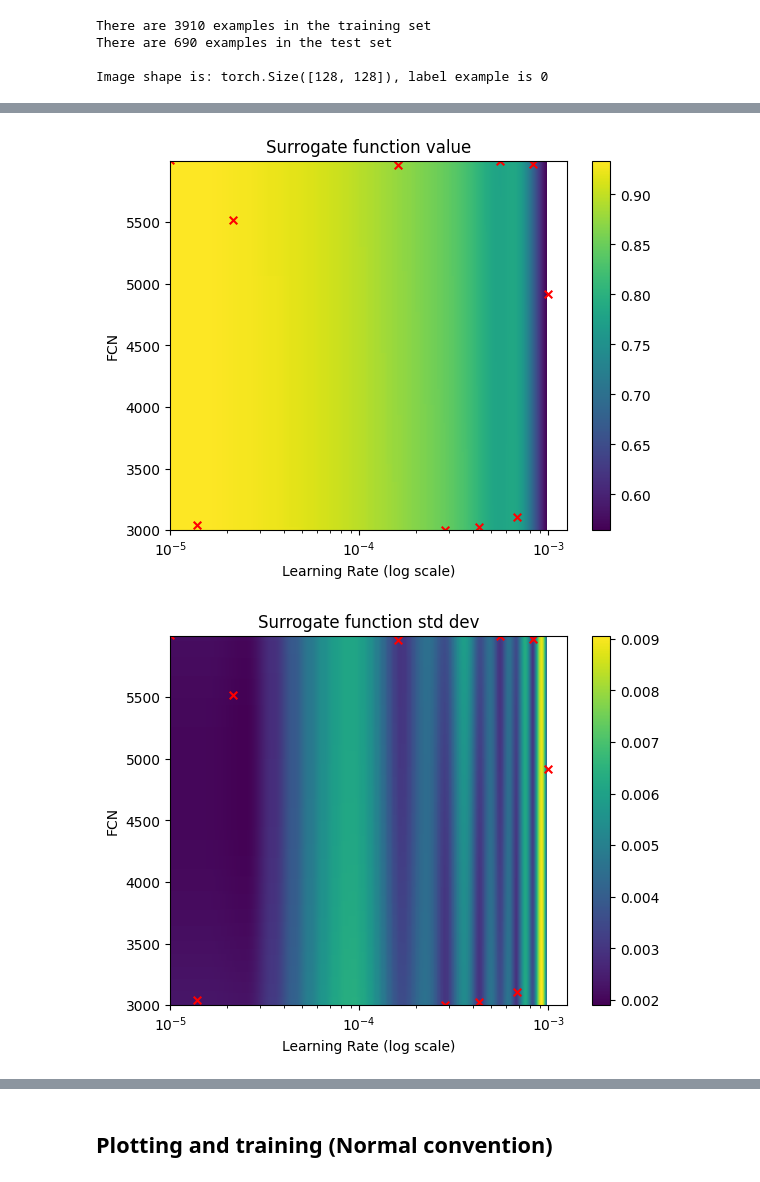
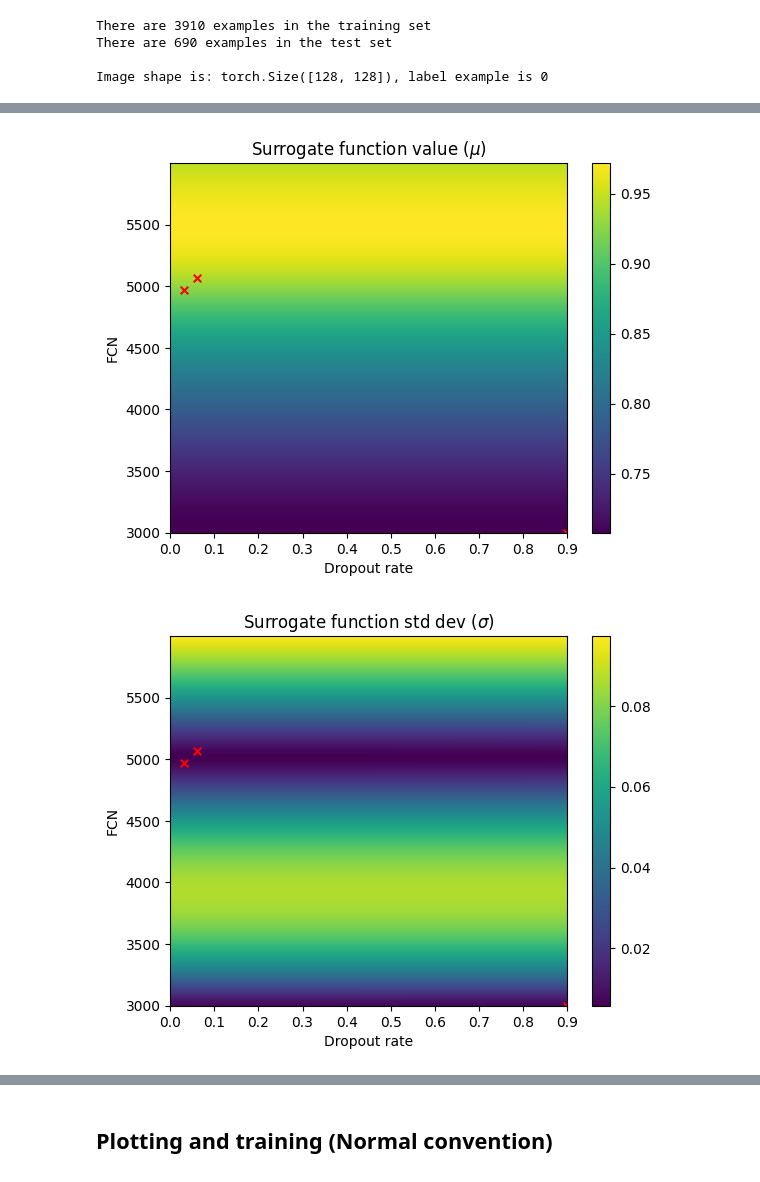
Before and after one commit to TeisAggerholm/02463_BO_project, a Jupyter notebook: VGG16D_v1.ipynb, the cells around one changed output, grey strips where cells are left out. Cells and saved outputs as stored; diff of their text form; code cells hidden in the pictures.

```diff
--- a/VGG16D_v1.ipynb
+++ b/VGG16D_v1.ipynb
@@ -271,22 +271,21 @@ def get_vgg_weights(model):
 # %%
 
 def objective_function(x: list):
-    learning_rate = x[0]
+    dropout_probs = x[0]
     final_layer = x[1]
     in_channels = 1
-    CNN_model = VGG16(num_classes=2, in_channels=in_channels, features_fore_linear=36864, dataset=test_set, learning_rate=learning_rate, final_layer=final_layer)
-
-    train_epochs = 3
+    CNN_model = VGG16(num_classes=2, in_channels=in_channels, features_fore_linear=36864, dataset=test_set, dropout_probs=dropout_probs, final_layer=final_layer)
+    train_epochs = 2
     train_accs, val_accs = CNN_model.train_model(train_dataloader, epochs=train_epochs)
     acc = CNN_model.eval_model(test_dataloader)
 
     return - acc
 # %%
 from sklearn.model_selection import ParameterSampler
-runs = 10
+runs = 3
 
 domain = {
-    "learning_rate": np.linspace(1e-5, 1e-3, 100),
+    "dropout_probs": np.arange(0, 0.91, 0.01),
     "final_layer": range(3000,6000)
 }
 
@@ -296,7 +295,7 @@ best_score = 10000
 best_params = None
 scores = []
 for params in param_list:
-    params_formatted = [params["learning_rate"], params["final_layer"]]
+    params_formatted = [params["dropout_probs"], params["final_layer"]]
     score = objective_function(params_formatted)
 
     if score < best_score:
@@ -307,17 +306,17 @@ for params in param_list:
 from skopt import gp_minimize
 import skopt
 
-learning_rate = (1e-5, 1e-3)
+dropout_probs = (0, 0.9)
 final_layer = (3000, 6000)
-x0 = [param_list[0]["learning_rate"], param_list[0]["final_layer"]]
+x0 = [param_list[0]["dropout_probs"], param_list[0]["final_layer"]]
 y0 = objective_function(x0)
 
 opt = gp_minimize(objective_function,
-            [learning_rate, final_layer],
+            [dropout_probs, final_layer],
             acq_func= "EI",
             n_initial_points= 0,
             n_calls= runs-1,
             x0= [x0,],
             y0 =[y0, ],
-            xi= 0.1
+            xi= 0.005
             )
@@ -326,7 +323,4 @@ KeyboardInterrupt:
 # %%
-with open("opt.pkl", "rb") as f:
-    opt = pickle.load(f)
-
 y_bo = np.maximum.accumulate(-opt.func_vals).ravel()
 # define iteration number
 xs = np.arange(1,runs+1,1)
@@ -349,49 +342,47 @@ import numpy as np
 import matplotlib.pyplot as plt
 
 model = opt.models[-1]
-pgrid = np.array(np.meshgrid(np.arange(learning_rate[0], learning_rate[1], 0.00001),
+pgrid = np.array(np.meshgrid(np.arange(dropout_probs[0],0.91, 0.01),
                              np.arange(*final_layer), indexing='ij'))
 pgrid_norm = np.array([opt.space[i][1].transform(x) for i, x in enumerate(pgrid.reshape(2, -1))])
 
 extra_dims = np.zeros((4, pgrid_norm.shape[1]))
 extra_dims[0, :] = 1
 pgrid_norm = np.concatenate((pgrid_norm, extra_dims), axis=0)
 
 # Keep only the first two dimensions for plotting
 pgrid_norm = pgrid_norm[:2, :]
 ye, ye_std = model.predict(X=pgrid_norm.T, return_std=True)
 
 # Reshape outputs to fit the grid structure
 ye_img = -np.array(ye).reshape(pgrid[0].shape[:2])
 ye_std_img = np.array(ye_std).reshape(pgrid[0].shape[:2])
 
 # For plotting points searched
 xx = [i[0] for i in opt.x_iters]
 yy = [i[1] for i in opt.x_iters]
 
-# Set up figure with log scale
+# Set up figure
 plt.figure()
 plt.scatter(xx, yy, c='red', marker='x', label='Optimized points', s=30)
 plt.imshow(ye_img.T, origin='lower', extent=[pgrid[0].min(), pgrid[0].max(), pgrid[1].min(), pgrid[1].max()], aspect='auto')
-plt.colorbar()
-plt.xscale('log')  # Set x-axis to log scale
-plt.xlabel('Learning Rate (log scale)')
+plt.colorbar()  # Set x-axis to log scale
+plt.xlabel('Dropout rate')
 plt.ylabel('FCN')
-plt.title('Surrogate function value')
+plt.title('Surrogate function value ($\mu$)')
 
 plt.figure()
 plt.scatter(xx, yy, c='red', marker='x', label='Optimized points', s=30)
 plt.imshow(ye_std_img.T, origin='lower', extent=[pgrid[0].min(), pgrid[0].max(), pgrid[1].min(), pgrid[1].max()], aspect='auto')
-plt.colorbar()
-plt.xscale('log')  # Set x-axis to log scale
-plt.xlabel('Learning Rate (log scale)')
+plt.colorbar() # Set x-axis to log scale
+plt.xlabel('Dropout rate')
 plt.ylabel('FCN')
-plt.title('Surrogate function std dev')
+plt.title('Surrogate function std dev ($\sigma$)')
 
 plt.show()
 # %% [output]
-[figure, old version]
+[figure, new version]
-[figure, old version]
+[figure, new version]
 # %%
 import skopt
 #evaluate the acqusition function using skopt.acquisition.gaussian_ei and plot it
```
Also changed, not shown: parts of 4 cells of this notebook.
